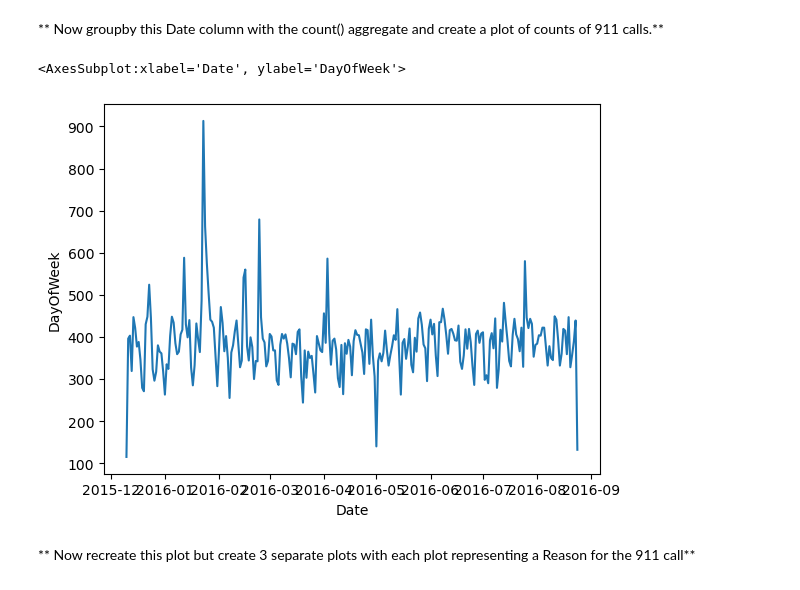
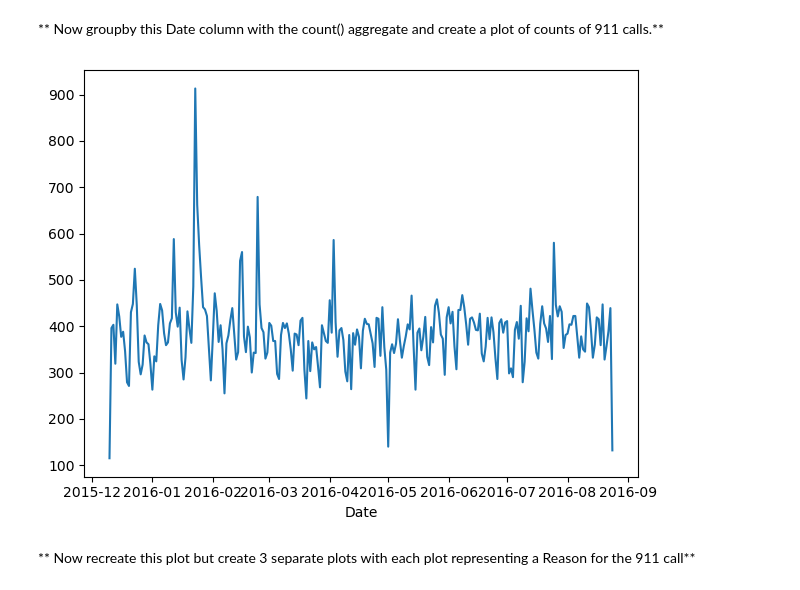
Before and after one commit to leticiafaria7/bootcampPython, a Jupyter notebook: 9_data-capstone-project/calls-project.ipynb, the cells around one changed output. Cells and saved outputs as stored; diff of their text form; code cells hidden in the pictures.

Commit message:
finalizacao data capstone project

```diff
--- a/9_data-capstone-project/calls-project.ipynb
+++ b/9_data-capstone-project/calls-project.ipynb
@@ -252,12 +258,12 @@ df.head()
 # %% [markdown]
 ** Now groupby this Date column with the count() aggregate and create a plot of counts of 911 calls.**
 # %%
-byDate = df.groupby('Date').count()
+df.groupby('Date').count()['lat'].plot()
 
-sns.lineplot(x = 'Date', y = 'DayOfWeek', data = byDate)
+# sns.lineplot(x = 'Date', y = 'DayOfWeek', data = byDate)
+plt.tight_layout()
 # %% [output]
-<AxesSubplot:xlabel='Date', ylabel='DayOfWeek'>
-[figure, old version]
+[figure, new version]
 # %% [markdown]
 ** Now recreate this plot but create 3 separate plots with each plot representing a Reason for the 911 call**
 # %%
```
Also changed, not shown: parts of 4 cells of this notebook, 1 other file.
